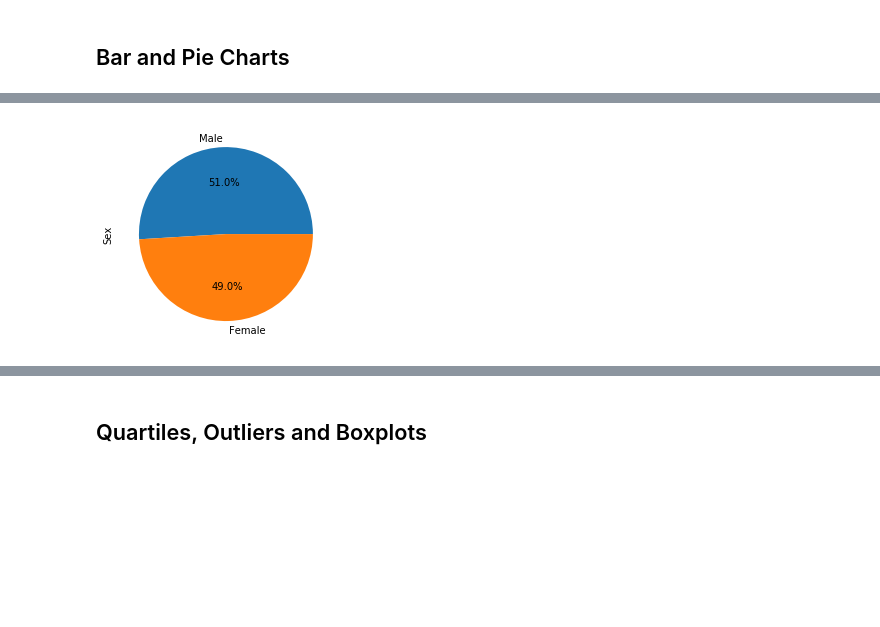
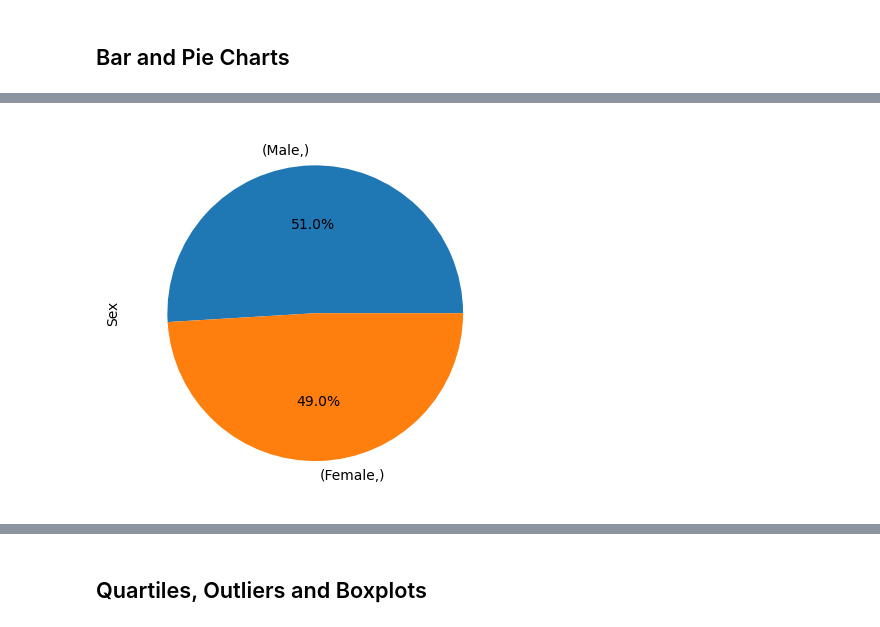
Before and after one commit to gamountainmama/matplotlib-challenge, a Jupyter notebook: module_5_starter_code/Pymaceuticals/matplotlib-challenge.ipynb, the cells around one changed output, grey strips where cells are left out. Saved outputs shown, nothing was run; the diff lists cells and outputs as text; code cells hidden in the pictures; blank space fills up the shorter version.

```diff
--- a/module_5_starter_code/Pymaceuticals/matplotlib-challenge.ipynb
+++ b/module_5_starter_code/Pymaceuticals/matplotlib-challenge.ipynb
@@ -145,6 +161,9 @@ drug_summary
 # %%
 # Generate a pie plot showing the distribution of female versus male mice using Pandas
+gender_count = clean_data[["Sex"]].value_counts()
+gender_count.plot(kind = "pie", label = "Sex", autopct = "%1.1f%%")
+plt.show()
 # %% [output]
-[figure, old version]
+[figure, new version]
 # %%
 # Generate a pie plot showing the distribution of female versus male mice using pyplot
```
Also changed, not shown: parts of 11 cells of this notebook.
